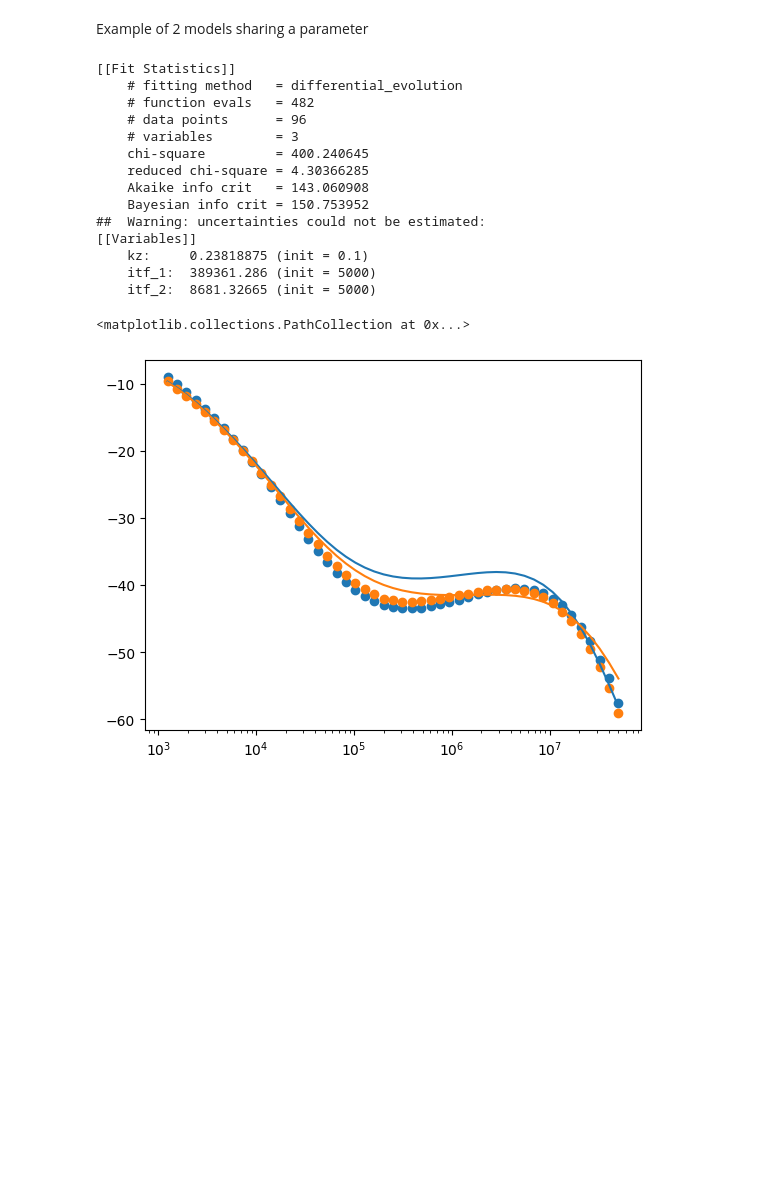
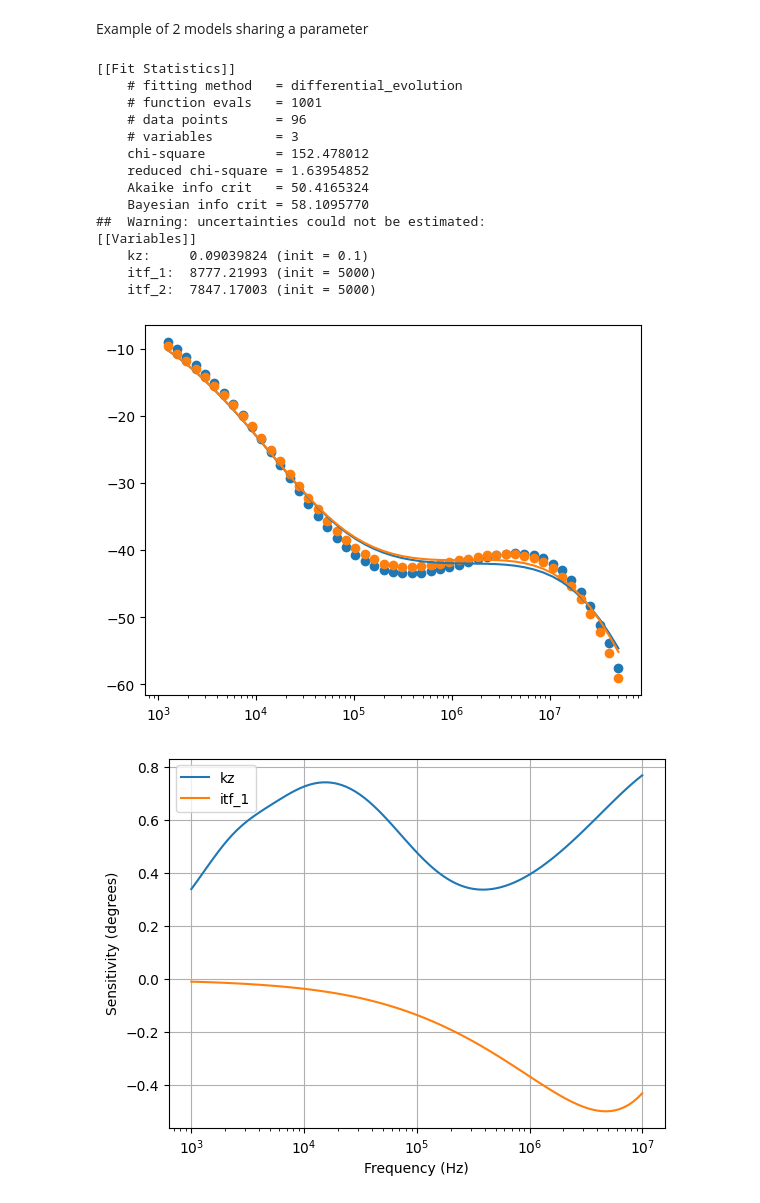
Before and after one commit to marcelclaro/FDTR, a Jupyter notebook: basictests.ipynb, the cells around one changed output. Drawn from its saved outputs; the diff is of its cells as text; code cells hidden in the pictures; blank space fills up the shorter version.

Commit message:
units and sensitivity plot

```diff
--- a/basictests.ipynb
+++ b/basictests.ipynb
@@ -193,19 +167,20 @@ import mpmath
 from pyFDTR.domain import *
 from pyFDTR.materials import *
 from pyFDTR.fouriermodel import *
+from pyFDTR.util import Unit
 import matplotlib as mpl
 import matplotlib.pyplot as plt
 
 domain = Domain(300)
 domain.add_substrate(Air)
-domain.add_layer(60e-7,gold)
+domain.add_layer(60 * Unit.nm,gold)
 domain.set_interface_condu(1,5e3)
 
 #here we add a layer above the transducer, with is very similar we used before
-domain.add_toplayer(50e-4,glass)
-domain.set_top_interface_condu(1,5e3)
+domain.add_toplayer(50 * Unit.um,glass)
+domain.set_top_interface_condu(1,5e7 * Unit.W_m2K)
 #Also numered bottom to top
-model = FourierModelFDTR(domain,5e-4,4.5e-4,0e-4)
+model = FourierModelFDTR(domain,5 * Unit.um,4.5 * Unit.um,0)
 
 print(vars(domain.heat_path[0]))
 print(vars(domain.heat_path[1]))
@@ -217,11 +192,11 @@ for f in frequencies:
 
 domain = Domain(300)
 domain.add_substrate(Water)
-domain.add_layer(60e-7,gold)
-domain.set_interface_condu(1,5e3)
-domain.add_toplayer(50e-4,glass)
-domain.set_top_interface_condu(1,5e3)
-model = FourierModelFDTR(domain,5e-4,4.5e-4,0e-4)
+domain.add_layer(60 * Unit.nm,gold)
+domain.set_interface_condu(1,5e7 * Unit.W_m2K)
+domain.add_toplayer(50 * Unit.um,glass)
+domain.set_top_interface_condu(1,5e7 * Unit.W_m2K)
+model = FourierModelFDTR(domain,5 * Unit.um,4.5 * Unit.um,0)
 
 print(vars(domain.heat_path[0]))
 print(vars(domain.heat_path[1]))
@@ -268,6 +243,7 @@ import mpmath
 from pyFDTR.domain import *
 from pyFDTR.materials import *
 from pyFDTR.fouriermodel import *
+from pyFDTR.util import Unit, Conversion
 import matplotlib as mpl
 import matplotlib.pyplot as plt
 
@@ -277,8 +253,8 @@ import lmfit
 #define a list of parameters object
 var_par = Fitting_parameters()
 #add parameters in the fit (name, starting value, min and max)
-var_par.add('kz', value=0.40, min=0.10, max=0.70)
-var_par.add('thick', value=60e-7, min=40e-7, max=80e-7)
+var_par.add('kz', value=40 * Unit.W_mK, min=10 * Unit.W_mK, max=70 * Unit.W_mK)
+var_par.add('thick', value=60 * Unit.nm, min=40 * Unit.nm, max=80 * Unit.nm)
 
 
 load = np.genfromtxt('./sampledata/sapphire-gold60nm_300K.txt',skip_header=2)
@@ -287,10 +263,10 @@ points300k = np.delete(load,1,1)
 
 domain = Domain(300)
 domain.add_substrate(sapphire)
-domain.add_layer(60e-7,gold)
-domain.set_interface_condu(1,5e3)
+domain.add_layer(60 * Unit.nm,gold)
+domain.set_interface_condu(1,5e7 * Unit.W_m2K)
 domain.set_layer_param(0,kzz=var_par.get_parameter('kz'))
-model = FourierModelFDTR(domain,4.05e-4,4.05e-4,0,fitting_params=var_par, backend='numpy',jit=True)
+model = FourierModelFDTR(domain,4.05 * Unit.um,4.05 * Unit.um,0,fitting_params=var_par, backend='numpy',jit=True)
 
 out = model.minimize(points300k,method='nelder')
 #different methods not tested yet, find yourself the best one
@@ -304,6 +280,8 @@ for f in points300k[:,0]:
 fig, ax = plt.subplots()  # Create a figure containing a single axes.
 ax.semilogx(points300k[:,0], phases_300);
 ax.scatter(points300k[:,0],points300k[:,1])
+
+print("Fitted kz: ", Conversion.to_W_mK(var_par.get_value('kz')) , " W/mK")
 # %% [output]
 [[Fit Statistics]]
     # fitting method   = Nelder-Mead
@@ -421,40 +390,42 @@ domain2.add_substrate(STO)
 domain2.add_layer(60e-7,gold)
 domain2.set_interface_condu(1,var_par.get_parameter('itf_2'))
 domain2.set_layer_param(0,kzz=var_par.get_parameter('kz'),kxx=var_par.get_parameter('kz'),kyy=var_par.get_parameter('kz'))
 model2 = FourierModelFDTR(domain2,10.4e-4,10.4e-4,0,fitting_params=var_par, backend='numpy',jit=True)
 
 
 out = multimodel_fitting([model1,model2],[points1,points2],method='differential_evolution',max_nfev=1000)
 #different methods not tested yet, find yourself the best one
 lmfit.report_fit(out)
 
 phases_1 = []
 for f in points1[:,0]:
   phases_1.append(model1.get_phase(f))
 phases_2 = []
 for f in points2[:,0]:
   phases_2.append(model2.get_phase(f))
 
 #matlibplot to plot the results
 fig, ax = plt.subplots()  # Create a figure containing a single axes.
 ax.semilogx(points1[:,0], phases_1);
 ax.scatter(points1[:,0],points1[:,1])
 ax.semilogx(points2[:,0], phases_2);
 ax.scatter(points2[:,0],points2[:,1])
+
+model1.sensitivity_plot(['kz','itf_1'])
 # %% [output]
 [[Fit Statistics]]
     # fitting method   = differential_evolution
-    # function evals   = 482
+    # function evals   = 1001
     # data points      = 96
     # variables        = 3
-    chi-square         = 400.240645
-    reduced chi-square = 4.30366285
-    Akaike info crit   = 143.060908
-    Bayesian info crit = 150.753952
+    chi-square         = 152.478012
+    reduced chi-square = 1.63954852
+    Akaike info crit   = 50.4165324
+    Bayesian info crit = 58.1095770
 ##  Warning: uncertainties could not be estimated:
 [[Variables]]
-    kz:     0.23818875 (init = 0.1)
-    itf_1:  389361.286 (init = 5000)
-    itf_2:  8681.32665 (init = 5000)
+    kz:     0.09039824 (init = 0.1)
+    itf_1:  8777.21993 (init = 5000)
+    itf_2:  7847.17003 (init = 5000)
-<matplotlib.collections.PathCollection at 0x...>
-[figure, old version]
+[figure, new version]
+[figure, added]
```
Also changed, not shown: parts of 4 cells of this notebook, 2 other files.
